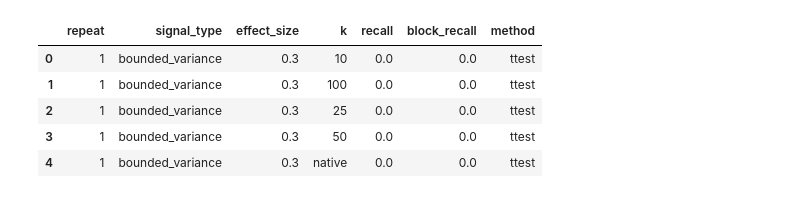
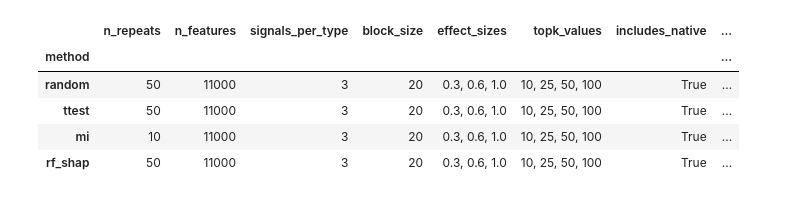
Before and after one commit to andreasjak/MSc26_Proteomics, a Jupyter notebook: notebooks/simluation_results.ipynb, the cells around one changed output. Cells and saved outputs as stored; diff of their text form; code cells hidden in the pictures.

```diff
--- a/notebooks/simluation_results.ipynb
+++ b/notebooks/simluation_results.ipynb
@@ -10,6 +15,7 @@ It includes:
 # %%
 from pathlib import Path
 import json
+import sys
 
 import numpy as np
 import pandas as pd
@@ -28,12 +34,19 @@ def find_repo_root(start: Path) -> Path:
 
 
 ROOT = find_repo_root(Path.cwd())
+if str(ROOT) not in sys.path:
+    sys.path.insert(0, str(ROOT))
+
+from src.styles.colors import CATEGORICAL, PALETTE
+
 RESULTS_ROOT = ROOT / "results" / "simulation"
-METHODS = ["ttest", "random"]
+FIG_DIR = ROOT / "results" / "figs" / "comparison" / "simulation"
+FIG_DIR.mkdir(parents=True, exist_ok=True)
 
-recall_frames = []
-fdp_frames = []
-meta_rows = []
+METHODS = ["random", "ttest", "mi", "rf_shap"]
+METHOD_LABEL = {"ttest": "t-test", "random": "Random", "mi": "MI", "rf_shap": "RF SHAP"}
+
+recall_frames, fdp_frames, meta_rows = [], [], []
 
 for method in METHODS:
     recall_path = RESULTS_ROOT / method / "recall.parquet"
@@ -44,31 +57,22 @@ for method in METHODS:
         print(f"[WARN] Missing recall/fdp parquet for method='{method}' under {RESULTS_ROOT / method}")
         continue
 
-    recall_method = pd.read_parquet(recall_path).copy()
-    recall_method["method"] = method
-    recall_frames.append(recall_method)
-
-    fdp_method = pd.read_parquet(fdp_path).copy()
-    fdp_method["method"] = method
-    fdp_frames.append(fdp_method)
+    r = pd.read_parquet(recall_path).copy(); r["method"] = method; recall_frames.append(r)
+    f = pd.read_parquet(fdp_path).copy();    f["method"] = method; fdp_frames.append(f)
 
     if meta_path.exists():
         meta = json.loads(meta_path.read_text(encoding="utf-8"))
-        meta_rows.append(
-            {
-                "method": method,
-                "n_recall_rows_meta": meta.get("n_recall_rows"),
-                "n_fdp_rows_meta": meta.get("n_fdp_rows"),
-                "n_repeats": meta.get("n_repeats"),
-                "n_features": meta.get("n_features"),
-                "signals_per_type": meta.get("signals_per_type"),
-                "block_size": meta.get("block_size"),
-                "effect_sizes": ", ".join(map(str, meta.get("effect_sizes", []))),
-                "topk_values": ", ".join(map(str, meta.get("topk_values", []))),
-                "includes_native": meta.get("includes_native"),
-                "runtime_seconds": meta.get("runtime_seconds"),
-            }
-        )
+        meta_rows.append({
+            "method": method,
+            "n_repeats": meta.get("n_repeats"),
+            "n_features": meta.get("n_features"),
+            "signals_per_type": meta.get("signals_per_type"),
+            "block_size": meta.get("block_size"),
+            "effect_sizes": ", ".join(map(str, meta.get("effect_sizes", []))),
+            "topk_values": ", ".join(map(str, meta.get("topk_values", []))),
+            "includes_native": meta.get("includes_native"),
+            "runtime_seconds": meta.get("runtime_seconds"),
+        })
 
 if not recall_frames or not fdp_frames:
     raise FileNotFoundError(f"No simulation result files found under {RESULTS_ROOT}")
@@ -78,8 +82,6 @@ fdp_df = pd.concat(fdp_frames, ignore_index=True)
 recall_df["k"] = recall_df["k"].astype(str)
 fdp_df["k"] = fdp_df["k"].astype(str)
 
-# Pre-block-structure parquets lack these columns; fill with NaN so block-metric
-# cells degrade gracefully instead of raising KeyError.
 if "block_recall" not in recall_df.columns:
     recall_df["block_recall"] = np.nan
 if "block_fdp" not in fdp_df.columns:
@@ -88,14 +90,29 @@ HAS_BLOCK_RECALL = recall_df["block_recall"].notna().any()
 HAS_BLOCK_FDP = fdp_df["block_fdp"].notna().any()
 
 k_order = ["10", "25", "50", "100", "native"]
-signal_order = ["linear", "bounded_variance", "threshold", "u_shape", "xor_pair"]
+signal_order = ["linear", "bounded_variance", "u_shape", "threshold", "xor_pair"]
+SIGNAL_TITLE = {
+    "linear": "Linear",
+    "bounded_variance": "Bounded variance",
+    "threshold": "Threshold",
+    "u_shape": "U-shape",
+    "xor_pair": "XOR pair",
+}
 
 recall_df["k"] = pd.Categorical(recall_df["k"], categories=k_order, ordered=True)
 recall_df["signal_type"] = pd.Categorical(recall_df["signal_type"], categories=signal_order, ordered=True)
 fdp_df["k"] = pd.Categorical(fdp_df["k"], categories=k_order, ordered=True)
 
-print(f"Detected project root: {ROOT}")
+method_order = [m for m in METHODS if m in recall_df["method"].unique()]
+recall_df["method"] = pd.Categorical(recall_df["method"], categories=method_order, ordered=True)
+fdp_df["method"] = pd.Categorical(fdp_df["method"], categories=method_order, ordered=True)
+
+palette_method = {m: c for m, c in zip(method_order, CATEGORICAL[:len(method_order)])}
+palette_k = {k: c for k, c in zip(k_order, CATEGORICAL[:len(k_order)])}
+
+print(f"Project root: {ROOT}")
 print(f"Loaded recall rows: {len(recall_df):,} | fdp rows: {len(fdp_df):,}")
+print(f"Method order: {method_order}")
 print(f"block_recall present: {HAS_BLOCK_RECALL} | block_fdp present: {HAS_BLOCK_FDP}")
-recall_df.head()
+pd.DataFrame(meta_rows).set_index("method").reindex(method_order)
 # %% [output]
@@ -104,7 +122,7 @@ Loaded recall rows: 7,500 | fdp rows: 500
 block_recall present: True | block_fdp present: True
-|  | repeat | signal_type | effect_size | k | recall | block_recall | method |
-| 0 | 1 | bounded_variance | 0.3 | 10 | 0.0 | 0.0 | ttest |
-| 1 | 1 | bounded_variance | 0.3 | 100 | 0.0 | 0.0 | ttest |
-| 2 | 1 | bounded_variance | 0.3 | 25 | 0.0 | 0.0 | ttest |
-| 3 | 1 | bounded_variance | 0.3 | 50 | 0.0 | 0.0 | ttest |
-| 4 | 1 | bounded_variance | 0.3 | native | 0.0 | 0.0 | ttest |
+|  | n_repeats | n_features | signals_per_type | block_size | effect_sizes | topk_values | includes_native | ... |
+| method |  |  |  |  |  |  |  | ... |
+| random | 50 | 11000 | 3 | 20 | 0.3, 0.6, 1.0 | 10, 25, 50, 100 | True | ... |
+| ttest | 50 | 11000 | 3 | 20 | 0.3, 0.6, 1.0 | 10, 25, 50, 100 | True | ... |
+| mi | 10 | 11000 | 3 | 20 | 0.3, 0.6, 1.0 | 10, 25, 50, 100 | True | ... |
+| rf_shap | 50 | 11000 | 3 | 20 | 0.3, 0.6, 1.0 | 10, 25, 50, 100 | True | ... |
```
Also changed, not shown: parts of 24 cells of this notebook, 1 other file.
